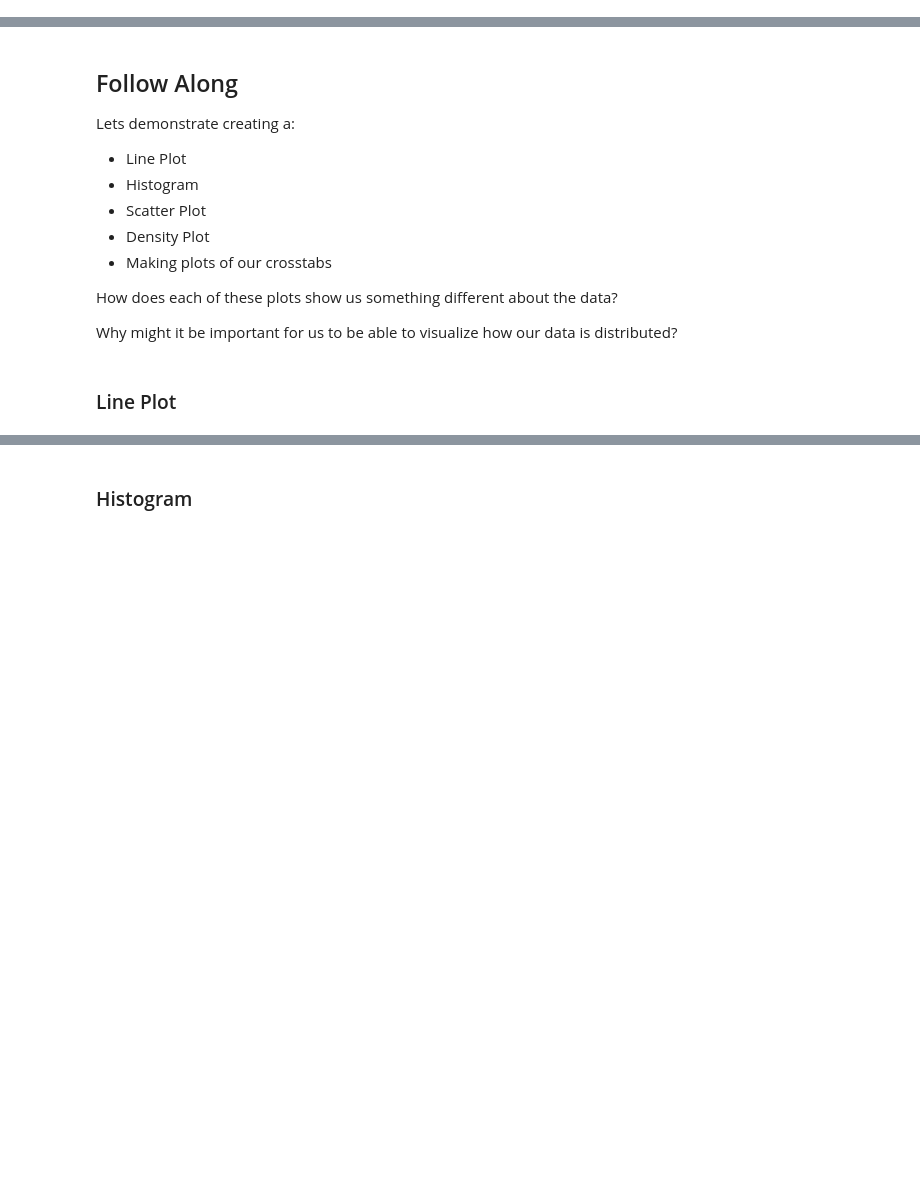
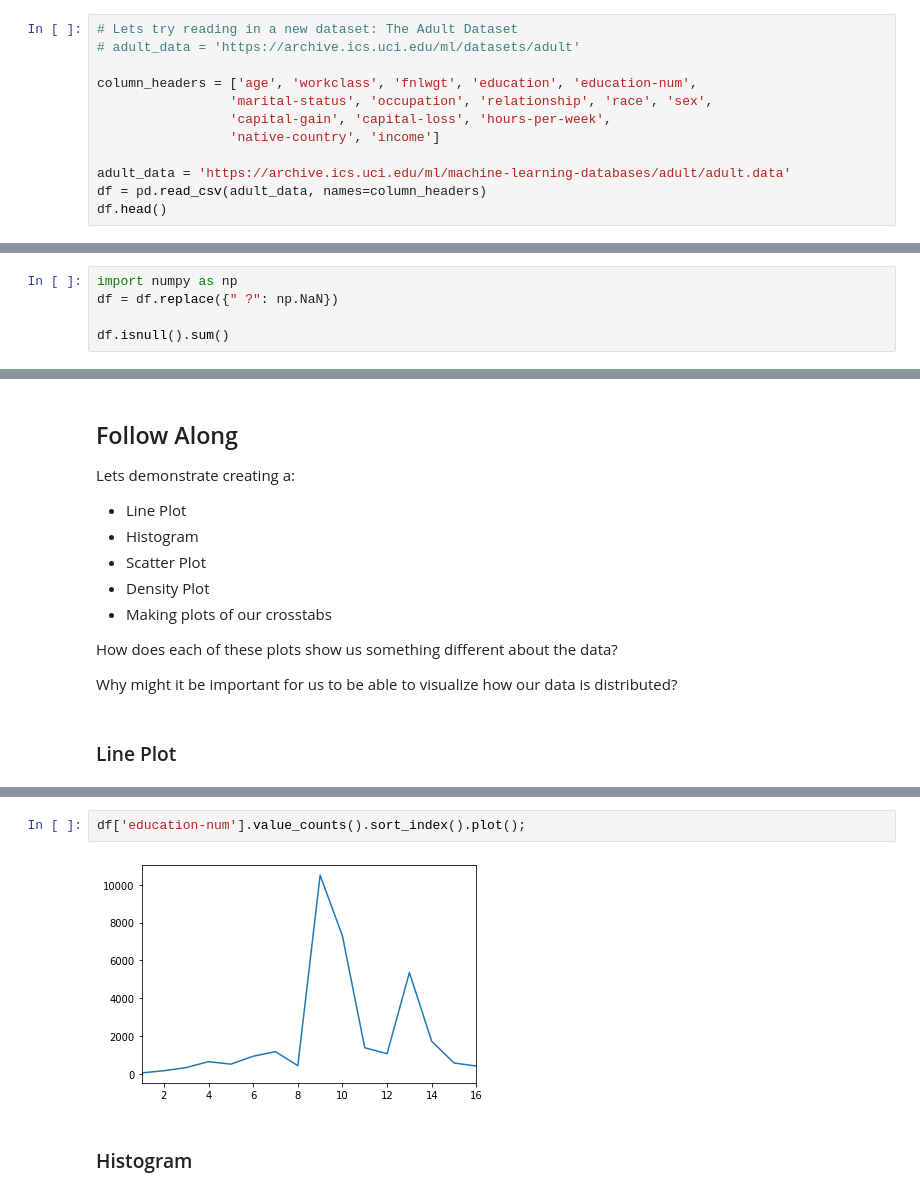
Before and after one commit to CJRicciardi/DS-Unit-1-Sprint-1-Data-Wrangling-and-Storytelling, a Jupyter notebook: module1-exploratory-data-analysis/LS_DS_111_Exploratory_Data_Analysis.ipynb, the cells around one changed output, grey strips where cells are left out. Cells and saved outputs as stored; diff of their text form; blank space fills up the shorter version.

```diff
--- a/module1-exploratory-data-analysis/LS_DS_111_Exploratory_Data_Analysis.ipynb
+++ b/module1-exploratory-data-analysis/LS_DS_111_Exploratory_Data_Analysis.ipynb
@@ -207,0 +298,12 @@ What can we discover about this dataset?
+# %%
+# Lets try reading in a new dataset: The Adult Dataset
+# adult_data = 'https://archive.ics.uci.edu/ml/datasets/adult'
+
+column_headers = ['age', 'workclass', 'fnlwgt', 'education', 'education-num',
+                 'marital-status', 'occupation', 'relationship', 'race', 'sex',
+                 'capital-gain', 'capital-loss', 'hours-per-week',
+                 'native-country', 'income']
+
+adult_data = 'https://archive.ics.uci.edu/ml/machine-learning-databases/adult/adult.data'
+df = pd.read_csv(adult_data, names=column_headers)
+df.head()
@@ -207,0 +416,5 @@ What can we discover about this dataset?
+# %%
+import numpy as np
+df = df.replace({" ?": np.NaN})
+
+df.isnull().sum()
@@ -234,2 +537,6 @@ Why might it be important for us to be able to visualize how our data is distrib
+# %%
+df['education-num'].value_counts().sort_index().plot();
+# %% [output]
+[figure, added]
 # %% [markdown]
 ### Histogram
```
Also changed, not shown: parts of 34 cells of this notebook, 13 other files.
